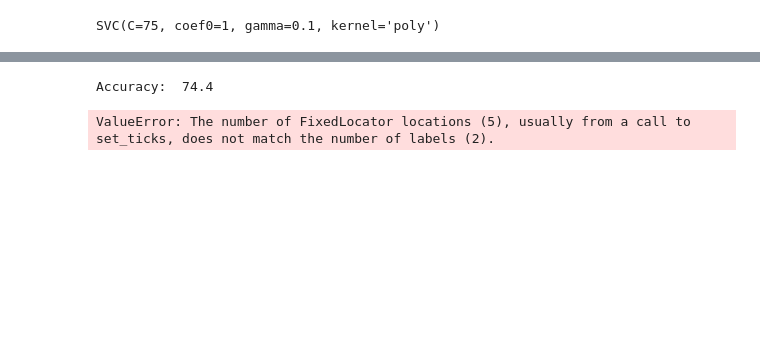
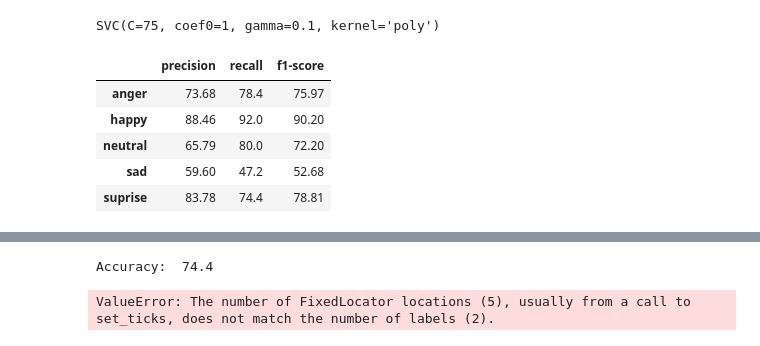
Before and after one commit to coldoctopus/ML-analysis, a Jupyter notebook: face recognition.ipynb, the cells around one changed output, grey strips where cells are left out. Cells and saved outputs as stored; diff of their text form; code cells hidden in the pictures; blank space fills up the shorter version.

Commit message:
for report again

```diff
--- a/face recognition.ipynb
+++ b/face recognition.ipynb
@@ -33,3 +31,19 @@ model.fit(X_train,y_train)
 SVC(C=75, coef0=1, gamma=0.1, kernel='poly')
 # %%
 prediction = model.predict(X_test)
+# %%
+rp = metrics.classification_report(y_test, prediction, target_names=['anger', 'happy', 'neutral', 'sad', 'suprise'],output_dict=True)
+rp = pd.DataFrame(rp).transpose()
+rp.drop("support",axis=1,inplace=True)
+rp.drop("macro avg",axis=0,inplace=True)
+rp.drop("weighted avg",axis=0,inplace=True)
+rp.drop("accuracy",axis=0,inplace=True)
+rp = round(rp.iloc[0:]*100,2)
+rp
+# %% [output]
+|  | precision | recall | f1-score |
+| anger | 73.68 | 78.4 | 75.97 |
+| happy | 88.46 | 92.0 | 90.20 |
+| neutral | 65.79 | 80.0 | 72.20 |
+| sad | 59.60 | 47.2 | 52.68 |
+| suprise | 83.78 | 74.4 | 78.81 |
```
Also changed, not shown: parts of 10 cells of this notebook.
